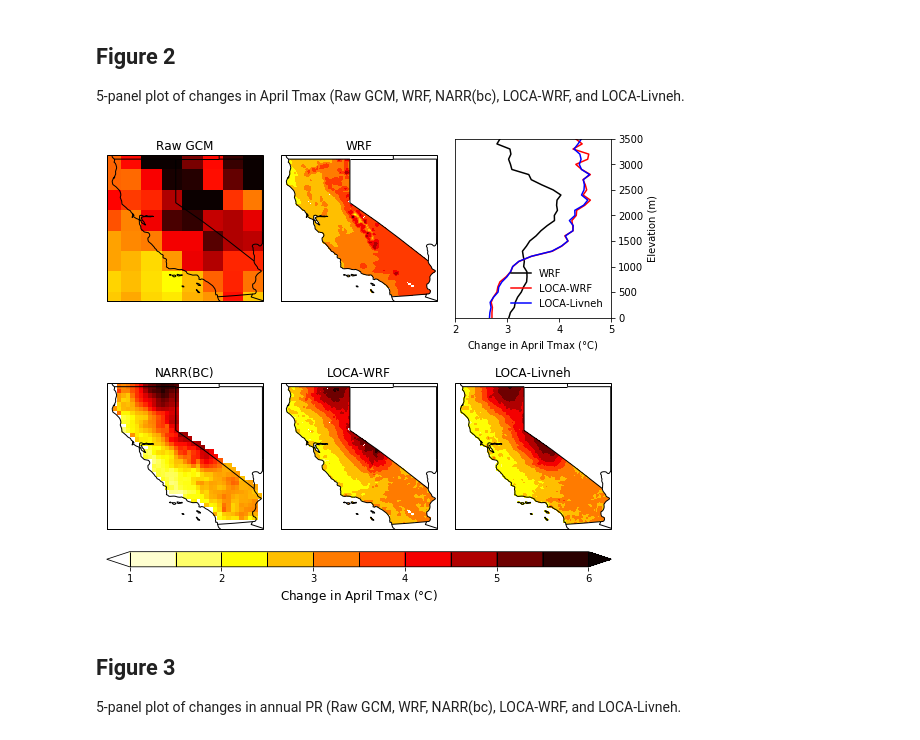
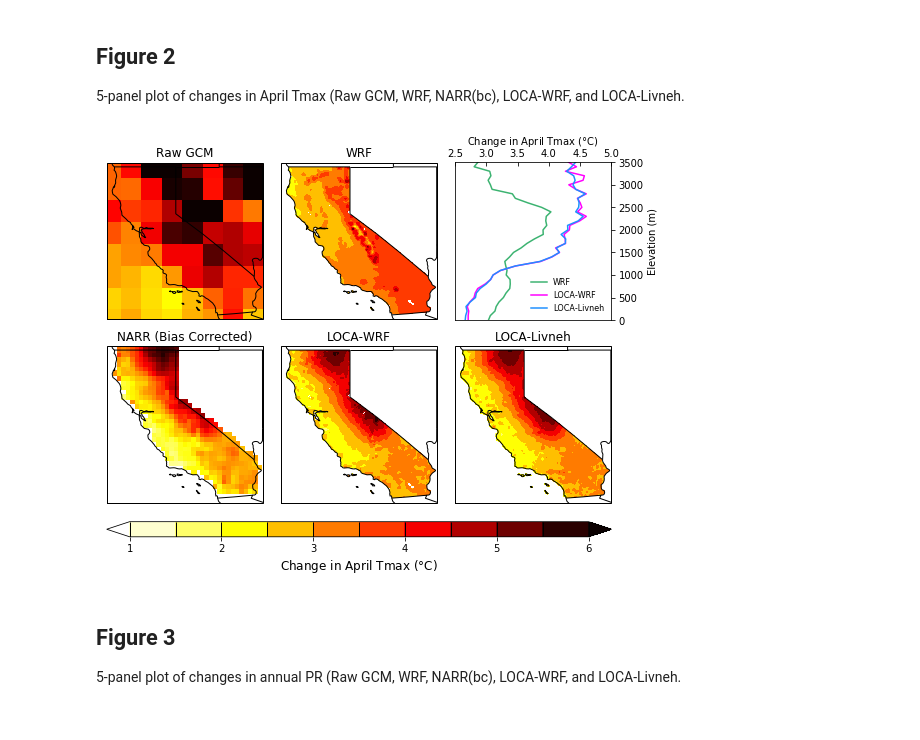
Before and after one commit to neil-berg/doe-downscaling, a Jupyter notebook: paper-figures.ipynb, the cells around one changed output. Drawn from its saved outputs; the diff is of its cells as text; code cells hidden in the pictures.

```diff
--- a/paper-figures.ipynb
+++ b/paper-figures.ipynb
@@ -264,6 +264,10 @@ ax1.add_feature(cfeature.BORDERS)
 ax1.set_extent([235.25,246,32.25,42.25])
 plot1 = ax1.pcolormesh(gcm_lon, gcm_lat, gcm_change_tmax, transform=ccrs.PlateCarree(),
                        cmap='hot_r', vmin=1, vmax=6)
+# Obtain the x and y limits to create a sqaure plot
+x0,x1 = ax1.get_xlim()
+y0,y1 = ax1.get_ylim()
+ax1.set_aspect(abs(x1-x0)/abs(y1-y0))
 
 # WRF
 ax2 = fig.add_subplot(2, 3, 2, projection=ccrs.PlateCarree())
@@ -274,32 +278,39 @@ ax2.add_feature(cfeature.BORDERS)
 ax2.set_extent([235.25,246,32.25,42.25])
 plot2 = ax2.contourf(same_lon, same_lat, wrf_change_tmax, plot_ticks,
                      transform=ccrs.PlateCarree(), cmap='hot_r', extend='both')
+ax2.set_aspect(abs(x1-x0)/abs(y1-y0))
 
 # Temperature change vs. elevation
 elev_ticks = [tick for tick in range(0,3600,100)]
-ax3 = fig.add_subplot(2, 3, 3)
-plot3 = ax3.plot(wrf_list, elev_ticks, 'k', label='WRF')
-plot3 = ax3.plot(loca_wrf_list, elev_ticks, 'r', label='LOCA-WRF')
-plot3 = ax3.plot(loca_livneh_list, elev_ticks, 'b', label='LOCA-Livneh')
+ax3 = fig.add_subplot(2, 3, 3, adjustable='box')
+plot3 = ax3.plot(wrf_list, elev_ticks, color='mediumseagreen', label='WRF')
+plot3 = ax3.plot(loca_wrf_list, elev_ticks, color='magenta', label='LOCA-WRF')
+plot3 = ax3.plot(loca_livneh_list, elev_ticks, color='dodgerblue', label='LOCA-Livneh')
 ax3.yaxis.tick_right()
 ax3.yaxis.set_label_position('right')
-# ax3.xaxis.tick_top()
-# ax3.xaxis.set_label_position('top')
-ax3.legend(loc='lower right', frameon=False, fontsize=10)
+ax3.xaxis.tick_top()
+ax3.xaxis.set_label_position('top')
+ax3.tick_params(axis='x', direction='in')
+ax3.legend(loc='lower right', frameon=False, fontsize=8)
 ax3.set_ylabel('Elevation (m)')
 ax3.set_xlabel('Change in April Tmax ('+r'$\degree$'+'C)')
 ax3.set_ylim(0,3500)
-ax3.set_xlim(2,5)
+ax3.set_xlim(2.5,5)
+xx0,xx1 = ax3.get_xlim()
+yx0,yy1 = ax3.get_ylim()
+ax3.set_aspect(abs(xx1-xx0)/abs(yy1-yy0))
 
-# NARR (BC)
+
+# NARR (Bias Corrected)
 ax4 = fig.add_subplot(2, 3, 4, projection=ccrs.PlateCarree())
 ax4.coastlines('50m')
-ax4.set_title('NARR(BC)', fontsize=12)
+ax4.set_title('NARR (Bias Corrected)', fontsize=12)
 ax4.add_feature(states_provinces, edgecolor='black')
 ax4.add_feature(cfeature.BORDERS)
 ax4.set_extent([235.25,246,32.25,42.25])
 plot4 = ax4.pcolormesh(narr_lon, narr_lat, narr_change_tmax, transform=ccrs.PlateCarree(),
                        cmap='hot_r', vmin=1, vmax=6)
+ax4.set_aspect(abs(x1-x0)/abs(y1-y0))
 
 # LOCA-WRF
 ax5 = fig.add_subplot(2, 3, 5, projection=ccrs.PlateCarree())
@@ -310,36 +321,38 @@ ax5.add_feature(cfeature.BORDERS)
 ax5.set_extent([235.25,246,32.25,42.25])
 plot5 = ax5.contourf(same_lon, same_lat, loca_wrf_change_tmax, plot_ticks,
                      transform=ccrs.PlateCarree(), cmap='hot_r', extend='both')
+ax5.set_aspect(abs(x1-x0)/abs(y1-y0))
 
 # LOCA-Livneh
 ax6 = fig.add_subplot(2, 3, 6, projection=ccrs.PlateCarree())
 ax6.coastlines('50m')
 ax6.set_title('LOCA-Livneh', fontsize=12)
 ax6.add_feature(states_provinces, edgecolor='black')
 ax6.add_feature(cfeature.BORDERS)
 ax6.set_extent([235.25,246,32.25,42.25])
 plot6 = ax6.contourf(same_lon, same_lat, loca_livneh_change_tmax, plot_ticks,
                      transform=ccrs.PlateCarree(), cmap='hot_r', extend='both')
+ax6.set_aspect(abs(x1-x0)/abs(y1-y0))
 
-fig.tight_layout()
+fig.tight_layout(h_pad=-3)
 
 # Obtain axes coordinates for each subplot for colorbar positioning
 ax1_pos = ax1.get_position() # details on ax1_pos.x0, .y0, .x1, .y1, .height .width
 ax2_pos = ax2.get_position()
 ax3_pos = ax3.get_position()
 ax4_pos = ax4.get_position()
 ax5_pos = ax5.get_position()
 ax6_pos = ax6.get_position()
 
 # Colorbar for all panels
 cbar_height = 0.035
-cbar_ax = fig.add_axes([ax4_pos.x0, ax4_pos.y0-.05, ax6_pos.x1-ax4_pos.x0, cbar_height]) # bottom left corner x,y, and width, height
+cbar_ax = fig.add_axes([ax4_pos.x0, ax4_pos.y0-.02, ax6_pos.x1-ax4_pos.x0, cbar_height]) # bottom left corner x,y, and width, height
 cbar = plt.colorbar(plot2, cax=cbar_ax, orientation='horizontal', drawedges=True, extend='both')
 cbar.dividers.set_edgecolor('black')
 cbar.dividers.set_linewidth(1)
 cbar.set_label('Change in April Tmax '+'('+r'$\degree$'+'C)', fontsize=12)
 # %% [output]
-[figure, old version]
+[figure, new version]
 # %% [markdown]
 ## Figure 3
 
```
